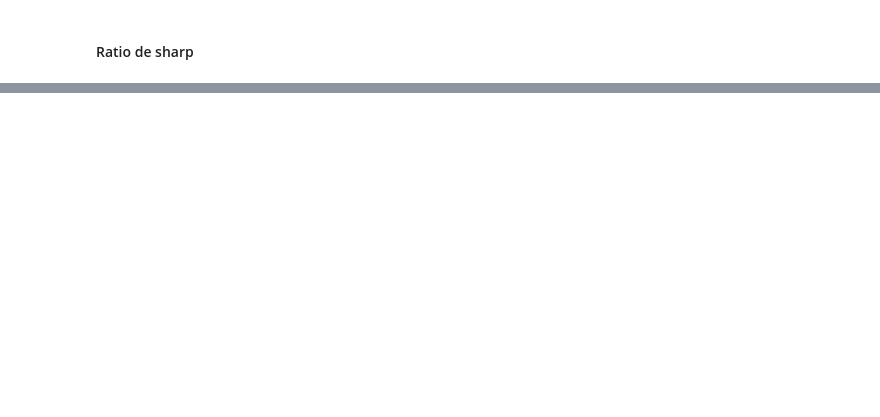
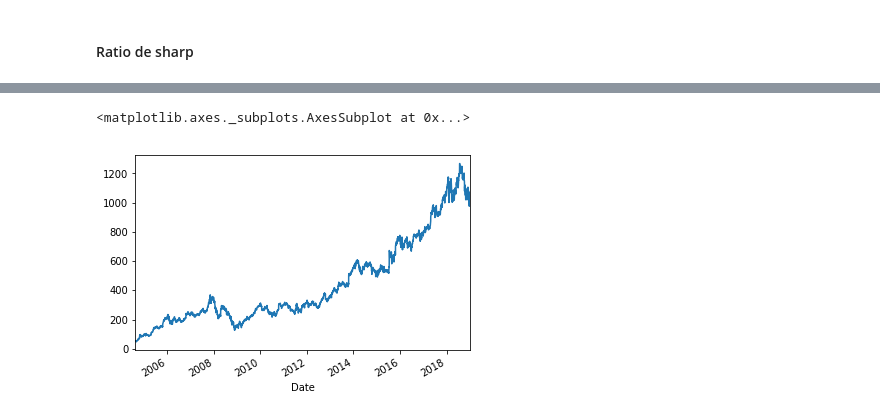
Before and after one commit to morel-hugo/GARCH-Modeling, a Jupyter notebook: main.ipynb, the cells around one changed output, grey strips where cells are left out. Saved outputs shown, nothing was run; the diff lists cells and outputs as text; code cells hidden in the pictures; blank space fills up the shorter version.

```diff
--- a/main.ipynb
+++ b/main.ipynb
@@ -146,0 +280,5 @@ plt.legend()
+# %%
+data['Close'].plot()
+# %% [output]
+<matplotlib.axes._subplots.AxesSubplot at 0x...>
+[figure, added]
```
Also changed, not shown: parts of 89 cells of this notebook.
